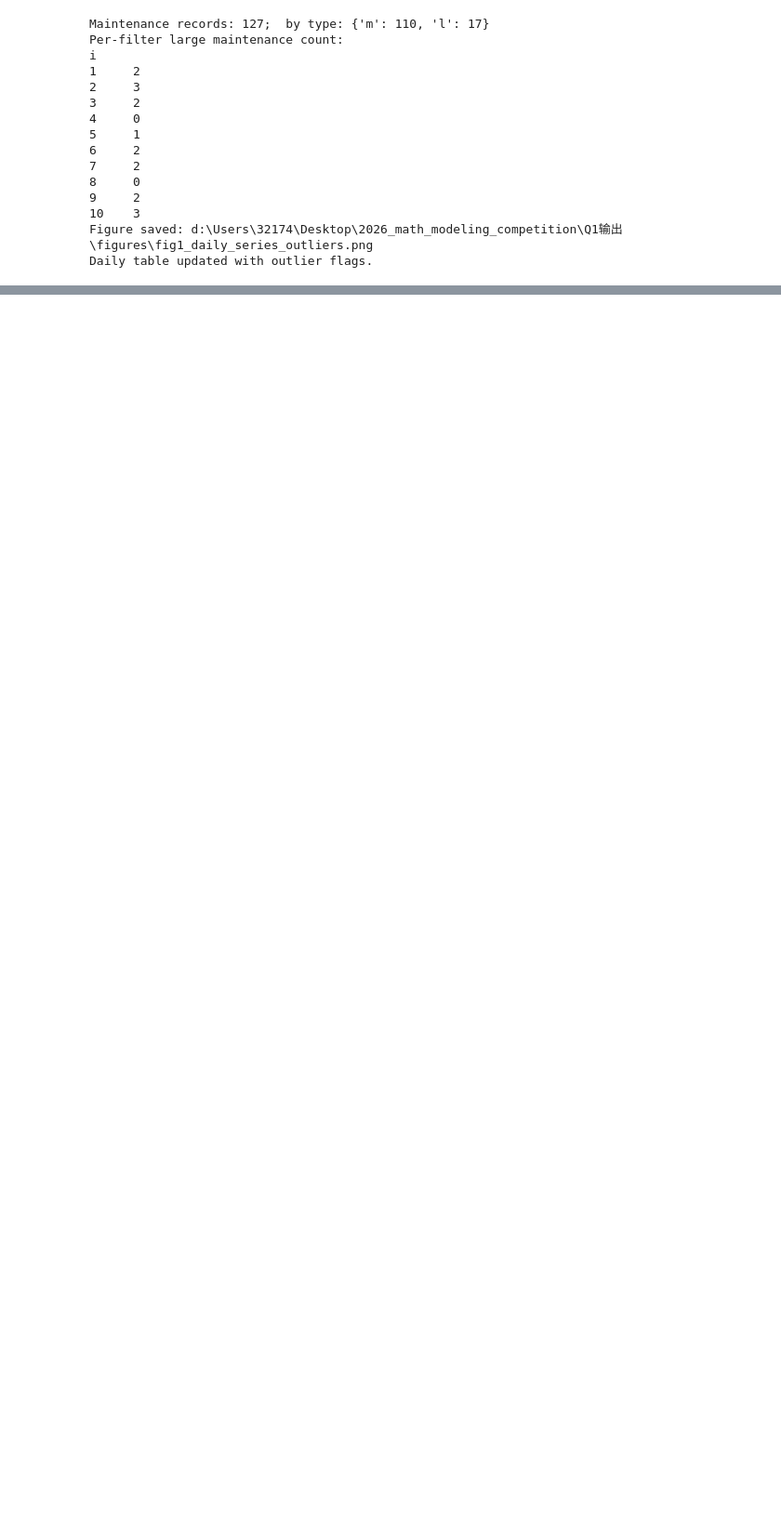
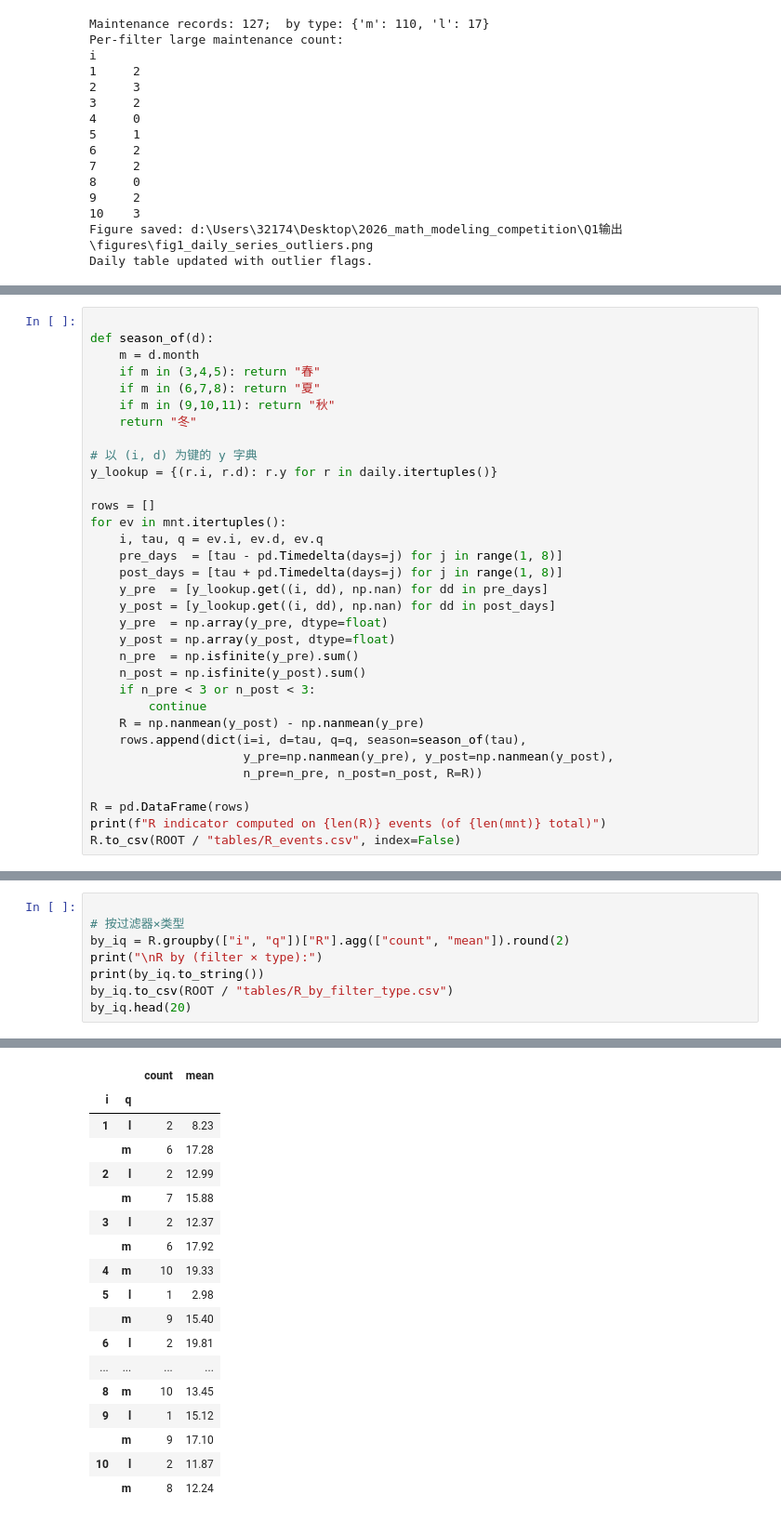
Before and after one commit to hhhhollow/2026_math_modeling_competition, a Jupyter notebook: lyx/Jupyter复现/Q1.ipynb, the cells around one changed output, grey strips where cells are left out. Shown at 93% size. Saved outputs shown, nothing was run; the diff lists cells and outputs as text; blank space fills up the shorter version.

```diff
--- a/lyx/Jupyter复现/Q1.ipynb
+++ b/lyx/Jupyter复现/Q1.ipynb
@@ -328,0 +779,33 @@ Daily table updated with outlier flags.
+# %%
+
+def season_of(d):
+    m = d.month
+    if m in (3,4,5): return "春"
+    if m in (6,7,8): return "夏"
+    if m in (9,10,11): return "秋"
+    return "冬"
+
+# 以 (i, d) 为键的 y 字典
+y_lookup = {(r.i, r.d): r.y for r in daily.itertuples()}
+
+rows = []
+for ev in mnt.itertuples():
+    i, tau, q = ev.i, ev.d, ev.q
+    pre_days  = [tau - pd.Timedelta(days=j) for j in range(1, 8)]
+    post_days = [tau + pd.Timedelta(days=j) for j in range(1, 8)]
+    y_pre  = [y_lookup.get((i, dd), np.nan) for dd in pre_days]
+    y_post = [y_lookup.get((i, dd), np.nan) for dd in post_days]
+    y_pre  = np.array(y_pre, dtype=float)
+    y_post = np.array(y_post, dtype=float)
+    n_pre  = np.isfinite(y_pre).sum()
+    n_post = np.isfinite(y_post).sum()
+    if n_pre < 3 or n_post < 3:
+        continue
+    R = np.nanmean(y_post) - np.nanmean(y_pre)
+    rows.append(dict(i=i, d=tau, q=q, season=season_of(tau),
+                     y_pre=np.nanmean(y_pre), y_post=np.nanmean(y_post),
+                     n_pre=n_pre, n_post=n_post, R=R))
+
+R = pd.DataFrame(rows)
+print(f"R indicator computed on {len(R)} events (of {len(mnt)} total)")
+R.to_csv(ROOT / "tables/R_events.csv", index=False)
@@ -328,0 +865,9 @@ Daily table updated with outlier flags.
+# %%
+
+# 按过滤器×类型
+by_iq = R.groupby(["i", "q"])["R"].agg(["count", "mean"]).round(2)
+print("\nR by (filter × type):")
+print(by_iq.to_string())
+by_iq.to_csv(ROOT / "tables/R_by_filter_type.csv")
+by_iq.head(20)
+# %% [output]
@@ -328,0 +891,18 @@ Daily table updated with outlier flags.
+|  |  | count | mean |
+| i | q |  |  |
+| 1 | l | 2 | 8.23 |
+|  | m | 6 | 17.28 |
+| 2 | l | 2 | 12.99 |
+|  | m | 7 | 15.88 |
+| 3 | l | 2 | 12.37 |
+|  | m | 6 | 17.92 |
+| 4 | m | 10 | 19.33 |
+| 5 | l | 1 | 2.98 |
+|  | m | 9 | 15.40 |
+| 6 | l | 2 | 19.81 |
+| ... | ... | ... | ... |
+| 8 | m | 10 | 13.45 |
+| 9 | l | 1 | 15.12 |
+|  | m | 9 | 17.10 |
+| 10 | l | 2 | 11.87 |
+|  | m | 8 | 12.24 |
```
Also changed, not shown: parts of 30 cells of this notebook.
